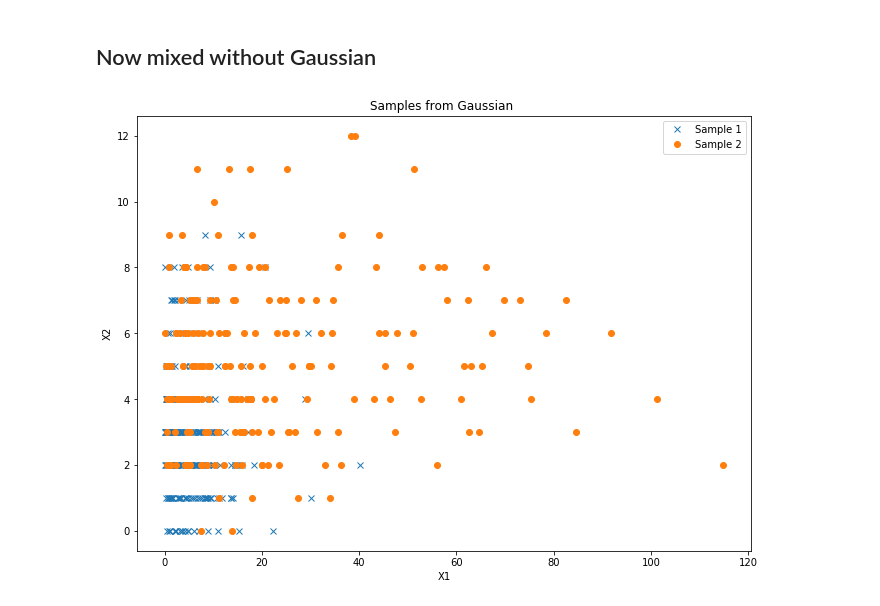
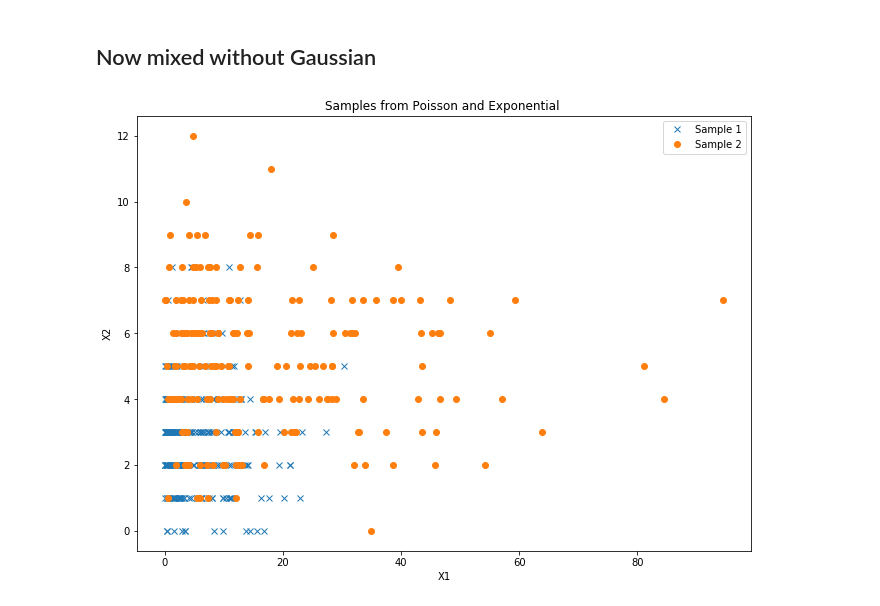
Before and after one commit to hkindbom/SF2935-Statistical-Learning, a Jupyter notebook: Project 1/Project1.ipynb, the cells around one changed output. Drawn from its saved outputs; the diff is of its cells as text; code cells hidden in the pictures.

```diff
--- a/Project 1/Project1.ipynb
+++ b/Project 1/Project1.ipynb
@@ -316,29 +306,29 @@ get_test_error_sampling(mixed_tot_df, test_size)
 # %%
 #Sampe from Poisson and exponential
 
 #Poisson
 mu = 3
 mu_ = 5
 X2 = np.random.poisson(mu, M)
 X2_ = np.random.poisson(mu_, N-M)
 
 #Exponential
 beta = 6
 beta_ = 20
 X1 = np.random.exponential(beta, M)
 X1_ = np.random.exponential(beta_, N-M)
 
 
 plt.figure(figsize=(11, 8))
 plt.plot(X1, X2, 'x',label = "Sample 1")
 plt.plot(X1_, X2_, 'o',label = "Sample 2")
 plt.legend(loc="upper right")
-plt.title("Samples from Gaussian ")
+plt.title("Samples from Poisson and Exponential ")
 plt.ylabel('X2')
 plt.xlabel('X1')
 plt.show()
 # %% [output]
-[figure, old version]
+[figure, new version]
 # %%
 # Put in dataframes
 labels = np.full((X1.size), 1, dtype=int)
```
Also changed, not shown: parts of 13 cells of this notebook.
